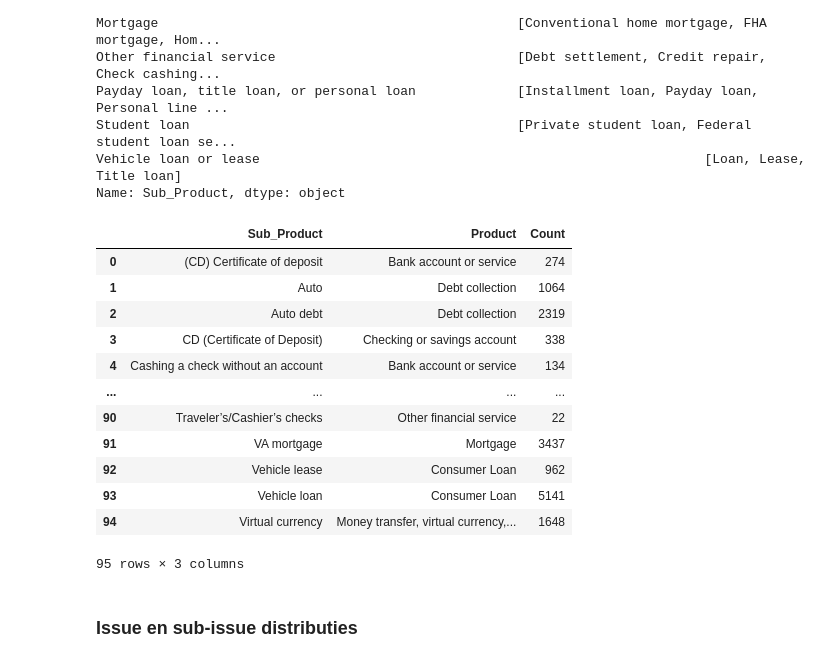
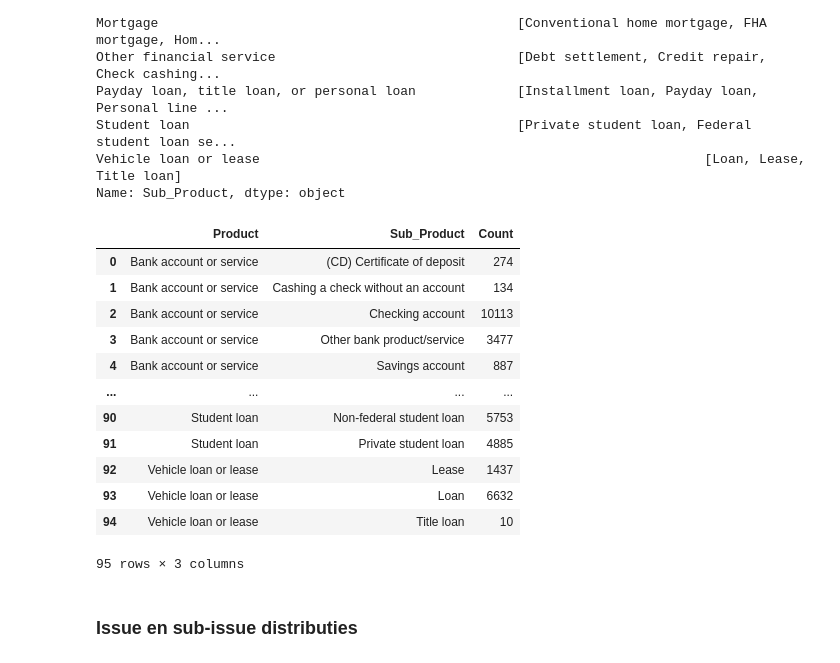
Before and after one commit to WouterStemgee/applied-machine-learning-consumer-complaints-database, a Jupyter notebook: sprint1_Wouter.ipynb, the cells around one changed output. Cells and saved outputs as stored; diff of their text form; code cells hidden in the pictures.

Commit message:
Verband aantal producten en sub-producten toegevoegd

```diff
--- a/sprint1_Wouter.ipynb
+++ b/sprint1_Wouter.ipynb
@@ -233,23 +233,23 @@ Student loan                                          [Private student loan, Fed
 Vehicle loan or lease                                                         [Loan, Lease, Title loan]
 Name: Sub_Product, dtype: object
 # %%
-df2 = pd.DataFrame({'Count': df.groupby(['Sub_Product', 'Product']).size()})
+df2 = pd.DataFrame({'Count': df.groupby(['Product', 'Sub_Product']).size()})
 df2.reset_index(inplace=True)
 
 df2
 # %% [output]
-|  | Sub_Product | Product | Count |
-| 0 | (CD) Certificate of deposit | Bank account or service | 274 |
-| 1 | Auto | Debt collection | 1064 |
-| 2 | Auto debt | Debt collection | 2319 |
-| 3 | CD (Certificate of Deposit) | Checking or savings account | 338 |
-| 4 | Cashing a check without an account | Bank account or service | 134 |
+|  | Product | Sub_Product | Count |
+| 0 | Bank account or service | (CD) Certificate of deposit | 274 |
+| 1 | Bank account or service | Cashing a check without an account | 134 |
+| 2 | Bank account or service | Checking account | 10113 |
+| 3 | Bank account or service | Other bank product/service | 3477 |
+| 4 | Bank account or service | Savings account | 887 |
 | ... | ... | ... | ... |
-| 90 | Traveler’s/Cashier’s checks | Other financial service | 22 |
-| 91 | VA mortgage | Mortgage | 3437 |
-| 92 | Vehicle lease | Consumer Loan | 962 |
-| 93 | Vehicle loan | Consumer Loan | 5141 |
-| 94 | Virtual currency | Money transfer, virtual currency,... | 1648 |
+| 90 | Student loan | Non-federal student loan | 5753 |
+| 91 | Student loan | Private student loan | 4885 |
+| 92 | Vehicle loan or lease | Lease | 1437 |
+| 93 | Vehicle loan or lease | Loan | 6632 |
+| 94 | Vehicle loan or lease | Title loan | 10 |
 95 rows × 3 columns
 # %% [markdown]
 ### Issue en sub-issue distributies
```
